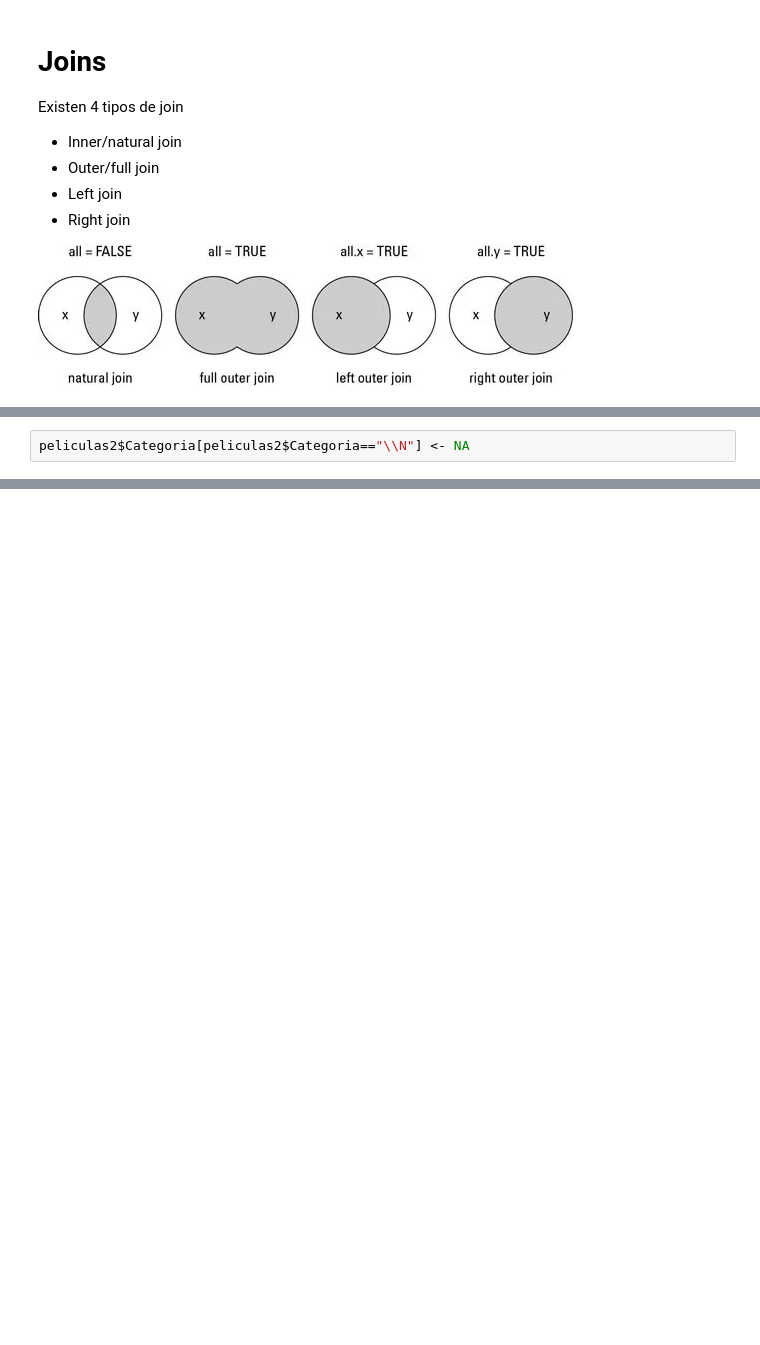
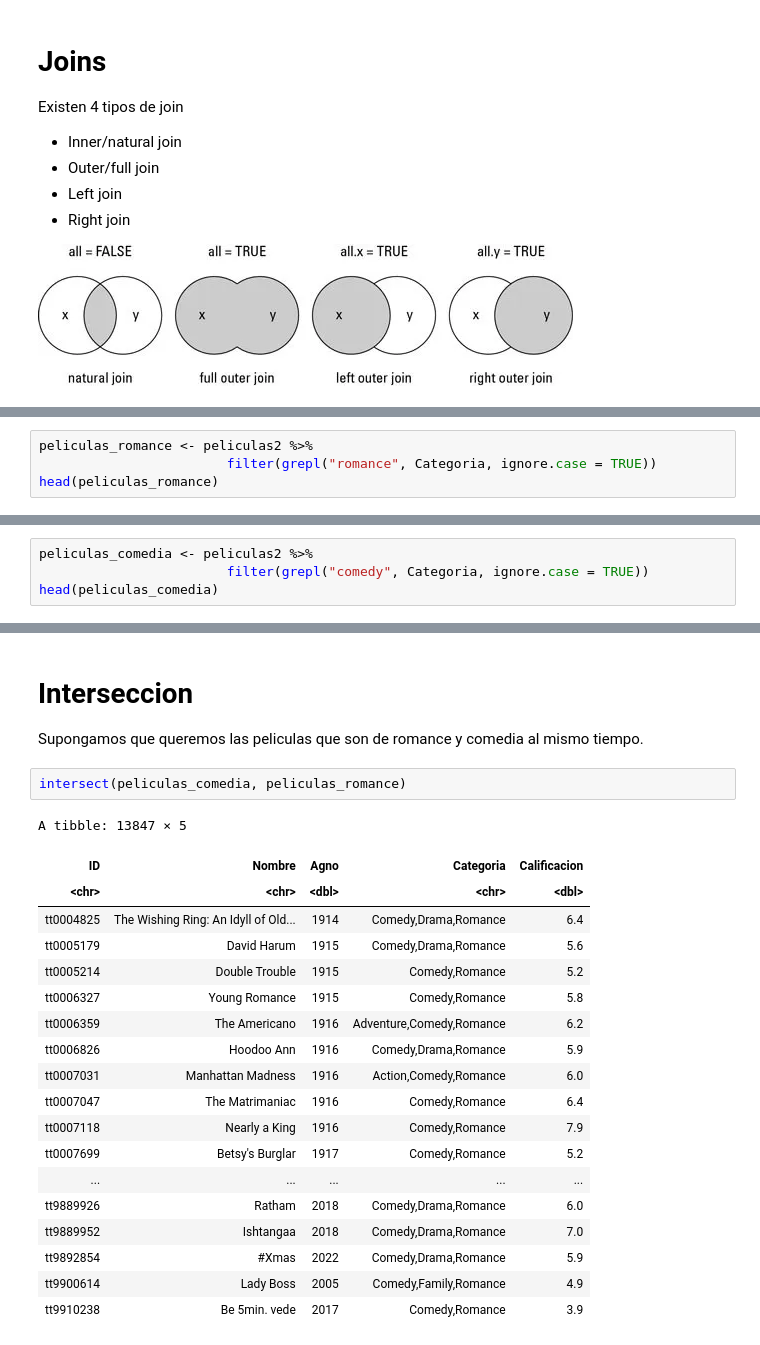
Before and after one commit to maxigaarp/Gestion_de_datos_2023, a Jupyter notebook: C2-Operaciones_en_bd.ipynb, the cells around one changed output, grey strips where cells are left out. Cells and saved outputs as stored; diff of their text form; blank space fills up the shorter version.

```diff
--- a/C2-Operaciones_en_bd.ipynb
+++ b/C2-Operaciones_en_bd.ipynb
@@ -212,2 +442,0 @@ Necesario:
-# %%
-peliculas2$Categoria[peliculas2$Categoria=="\\N"] <- NA
@@ -290,0 +461,4 @@ read_tsv(gzfile("name.basics.tsv.gz"))
+# %%
+peliculas_romance <- peliculas2 %>%
+                        filter(grepl("romance", Categoria, ignore.case = TRUE))
+head(peliculas_romance)
@@ -290,0 +475,4 @@ read_tsv(gzfile("name.basics.tsv.gz"))
+# %%
+peliculas_comedia <- peliculas2 %>%
+                        filter(grepl("comedy", Categoria, ignore.case = TRUE))
+head(peliculas_comedia)
@@ -290,0 +489,26 @@ read_tsv(gzfile("name.basics.tsv.gz"))
+# %% [markdown]
+# Interseccion
+
+Supongamos que queremos las peliculas que son de romance y comedia al mismo tiempo.
+# %%
+intersect(peliculas_comedia, peliculas_romance)
+# %% [output]
+A tibble: 13847 × 5
+| ID | Nombre | Agno | Categoria | Calificacion |
+| <chr> | <chr> | <dbl> | <chr> | <dbl> |
+| tt0004825 | The Wishing Ring: An Idyll of Old... | 1914 | Comedy,Drama,Romance | 6.4 |
+| tt0005179 | David Harum | 1915 | Comedy,Drama,Romance | 5.6 |
+| tt0005214 | Double Trouble | 1915 | Comedy,Romance | 5.2 |
+| tt0006327 | Young Romance | 1915 | Comedy,Romance | 5.8 |
+| tt0006359 | The Americano | 1916 | Adventure,Comedy,Romance | 6.2 |
+| tt0006826 | Hoodoo Ann | 1916 | Comedy,Drama,Romance | 5.9 |
+| tt0007031 | Manhattan Madness | 1916 | Action,Comedy,Romance | 6.0 |
+| tt0007047 | The Matrimaniac | 1916 | Comedy,Romance | 6.4 |
+| tt0007118 | Nearly a King | 1916 | Comedy,Romance | 7.9 |
+| tt0007699 | Betsy's Burglar | 1917 | Comedy,Romance | 5.2 |
+| ... | ... | ... | ... | ... |
+| tt9889926 | Ratham | 2018 | Comedy,Drama,Romance | 6.0 |
+| tt9889952 | Ishtangaa | 2018 | Comedy,Drama,Romance | 7.0 |
+| tt9892854 | #Xmas | 2022 | Comedy,Drama,Romance | 5.9 |
+| tt9900614 | Lady Boss | 2005 | Comedy,Family,Romance | 4.9 |
+| tt9910238 | Be 5min. vede | 2017 | Comedy,Romance | 3.9 |
```
Also changed, not shown: parts of 115 cells of this notebook.
